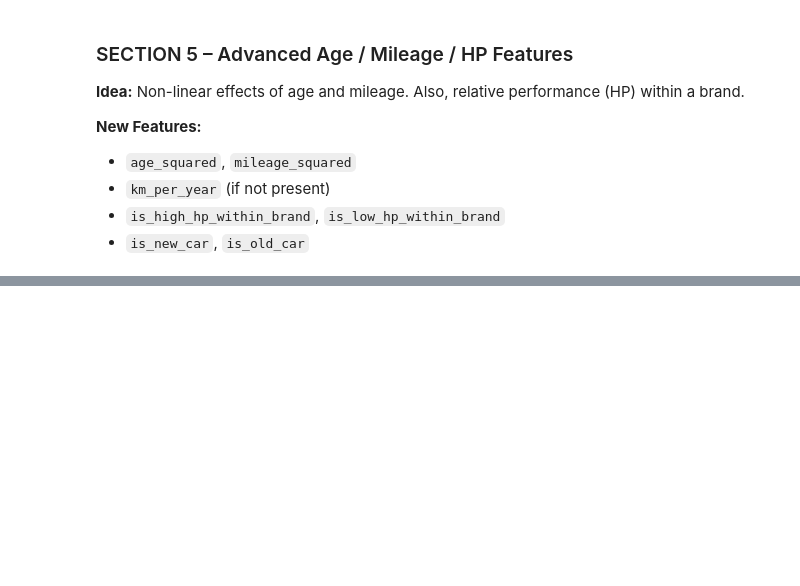
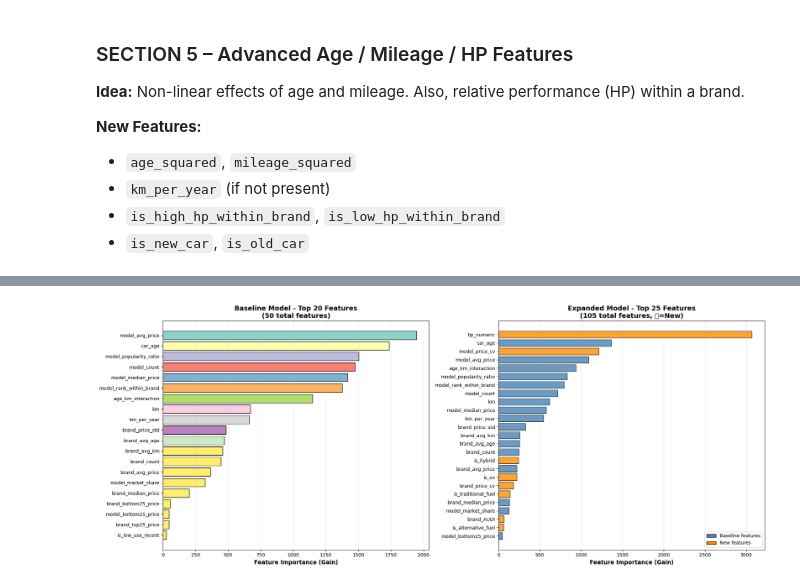
Before and after one commit to brunothefirst/car_price_prediction, a Jupyter notebook: notebooks/5_advanced_feature_engineering.ipynb, the cells around one changed output, grey strips where cells are left out. Saved outputs shown, nothing was run; the diff lists cells and outputs as text; code cells hidden in the pictures; blank space fills up the shorter version.

```diff
--- a/notebooks/5_advanced_feature_engineering.ipynb
+++ b/notebooks/5_advanced_feature_engineering.ipynb
@@ -623,0 +1864,84 @@ print(f"Saved sample to {output_path}")
+# %%
+# ============================================================================
+# FEATURE IMPORTANCE COMPARISON
+# ============================================================================
+print("\n" + "=" * 80)
+print("FEATURE IMPORTANCE COMPARISON")
+print("=" * 80)
+
+# Get feature importance from both models
+importance_baseline = pd.DataFrame({
+    'feature': baseline_features,
+    'importance': model_baseline.feature_importances_,
+    'model': 'Baseline'
+}).sort_values('importance', ascending=False)
+
+importance_expanded = pd.DataFrame({
+    'feature': expanded_features,
+    'importance': model_expanded.feature_importances_,
+    'model': 'Expanded'
+}).sort_values('importance', ascending=False)
+
+# Identify new features (not in baseline)
+new_feature_names = [f for f in expanded_features if f not in baseline_features]
+importance_new = importance_expanded[importance_expanded['feature'].isin(new_feature_names)].copy()
+
+print(f"\nTop 10 most important features - BASELINE MODEL:")
+print("-" * 60)
+for idx, row in importance_baseline.head(10).iterrows():
+    print(f"  {row['feature']:40s} {row['importance']:8.1f}")
+
+print(f"\nTop 15 most important features - EXPANDED MODEL:")
+print("-" * 60)
+for idx, row in importance_expanded.head(15).iterrows():
+    is_new = "🆕" if row['feature'] in new_feature_names else "  "
+    print(f"{is_new} {row['feature']:40s} {row['importance']:8.1f}")
+
+print(f"\nTop 10 NEW features (highest importance):")
+print("-" * 60)
+for idx, row in importance_new.head(10).iterrows():
+    print(f"  {row['feature']:40s} {row['importance']:8.1f}")
+
+# Visualization
+fig, axes = plt.subplots(1, 2, figsize=(20, 8))
+
+# Plot 1: Baseline model top features
+ax1 = axes[0]
+top_baseline = importance_baseline.head(20)
+colors = plt.cm.Set3(range(len(top_baseline)))
+ax1.barh(range(len(top_baseline)), top_baseline['importance'], color=colors, edgecolor='black')
+ax1.set_yticks(range(len(top_baseline)))
+ax1.set_yticklabels(top_baseline['feature'])
+ax1.set_xlabel('Feature Importance (Gain)', fontweight='bold', fontsize=12)
+ax1.set_title(f'Baseline Model - Top 20 Features\n({X_train_baseline.shape[1]} total features)',
+              fontweight='bold', fontsize=14)
+ax1.invert_yaxis()
+ax1.grid(axis='x', alpha=0.3)
+
+# Plot 2: Expanded model top features (highlight new ones)
+ax2 = axes[1]
+top_expanded = importance_expanded.head(25)
+colors_exp = ['darkorange' if f in new_feature_names else 'steelblue'
+              for f in top_expanded['feature']]
+ax2.barh(range(len(top_expanded)), top_expanded['importance'], color=colors_exp, edgecolor='black', alpha=0.8)
+ax2.set_yticks(range(len(top_expanded)))
+ax2.set_yticklabels(top_expanded['feature'])
+ax2.set_xlabel('Feature Importance (Gain)', fontweight='bold', fontsize=12)
+ax2.set_title(f'Expanded Model - Top 25 Features\n({X_train_expanded.shape[1]} total features, 🟠=New)',
+              fontweight='bold', fontsize=14)
+ax2.invert_yaxis()
+ax2.grid(axis='x', alpha=0.3)
+
+# Add legend for expanded model
+from matplotlib.patches import Patch
+legend_elements = [
+    Patch(facecolor='steelblue', edgecolor='black', label='Baseline features'),
+    Patch(facecolor='darkorange', edgecolor='black', label='New features')
+]
+ax2.legend(handles=legend_elements, loc='lower right', fontsize=10)
+
+plt.tight_layout()
+plt.show()
+
+print("\n✓ Feature importance comparison completed")
+# %% [output]
@@ -623,0 +1965 @@ print(f"Saved sample to {output_path}")
+[figure, added]
```
Also changed, not shown: parts of 35 cells of this notebook.
